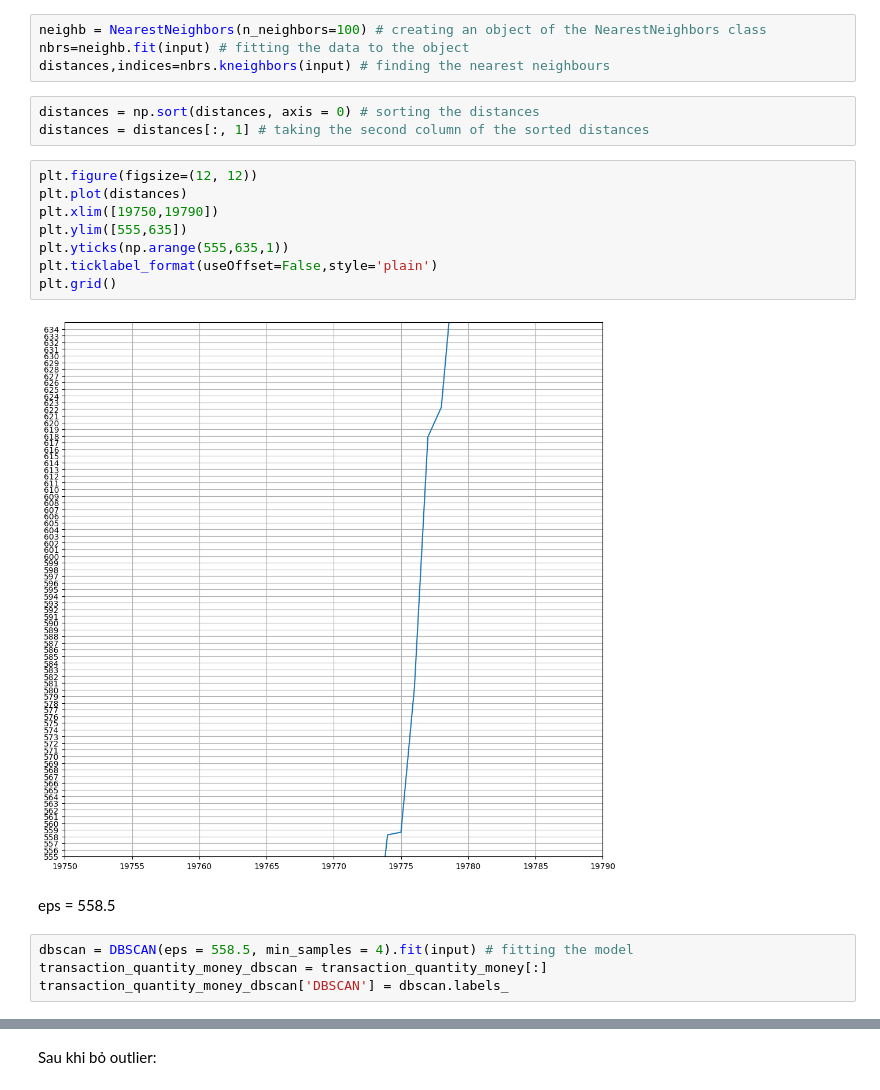
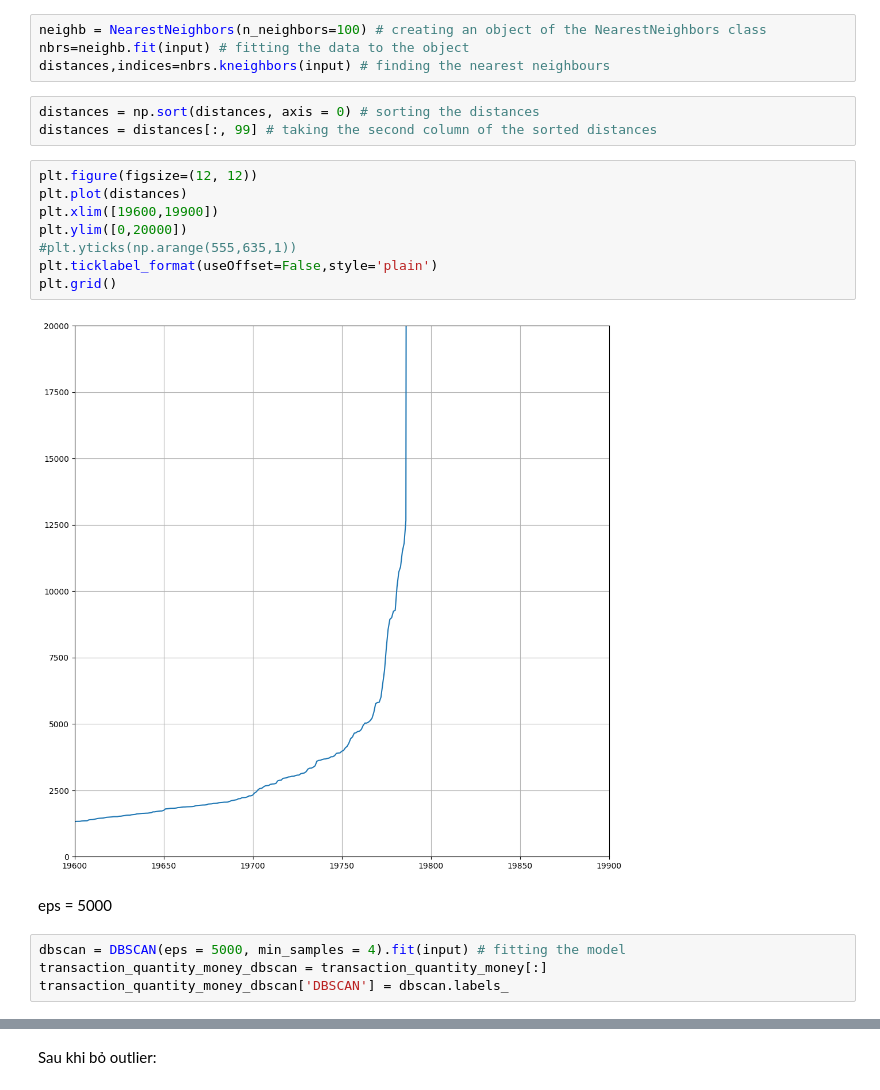
Before and after one commit to n0aHVN/Uni_DataMining_Final, a Jupyter notebook: Code.ipynb, the cells around one changed output, grey strips where cells are left out. Drawn from its saved outputs; the diff is of its cells as text.

```diff
--- a/Code.ipynb
+++ b/Code.ipynb
@@ -401,21 +402,21 @@ nbrs=neighb.fit(input) # fitting the data to the object
 distances,indices=nbrs.kneighbors(input) # finding the nearest neighbours
 # %%
 distances = np.sort(distances, axis = 0) # sorting the distances
-distances = distances[:, 1] # taking the second column of the sorted distances
+distances = distances[:, 99] # taking the second column of the sorted distances
 # %%
 plt.figure(figsize=(12, 12))
 plt.plot(distances)
-plt.xlim([19750,19790])
-plt.ylim([555,635])
-plt.yticks(np.arange(555,635,1))
+plt.xlim([19600,19900])
+plt.ylim([0,20000])
+#plt.yticks(np.arange(555,635,1))
 plt.ticklabel_format(useOffset=False,style='plain')
 plt.grid()
 # %% [output]
-[figure, old version]
+[figure, new version]
-# %% [markdown]
-eps = 558.5
+# %% [markdown]
+eps = 5000
 # %%
-dbscan = DBSCAN(eps = 558.5, min_samples = 4).fit(input) # fitting the model
+dbscan = DBSCAN(eps = 5000, min_samples = 4).fit(input) # fitting the model
 transaction_quantity_money_dbscan = transaction_quantity_money[:]
 transaction_quantity_money_dbscan['DBSCAN'] = dbscan.labels_
 # %%
```
Also changed, not shown: parts of 21 cells of this notebook, 10 other files.
